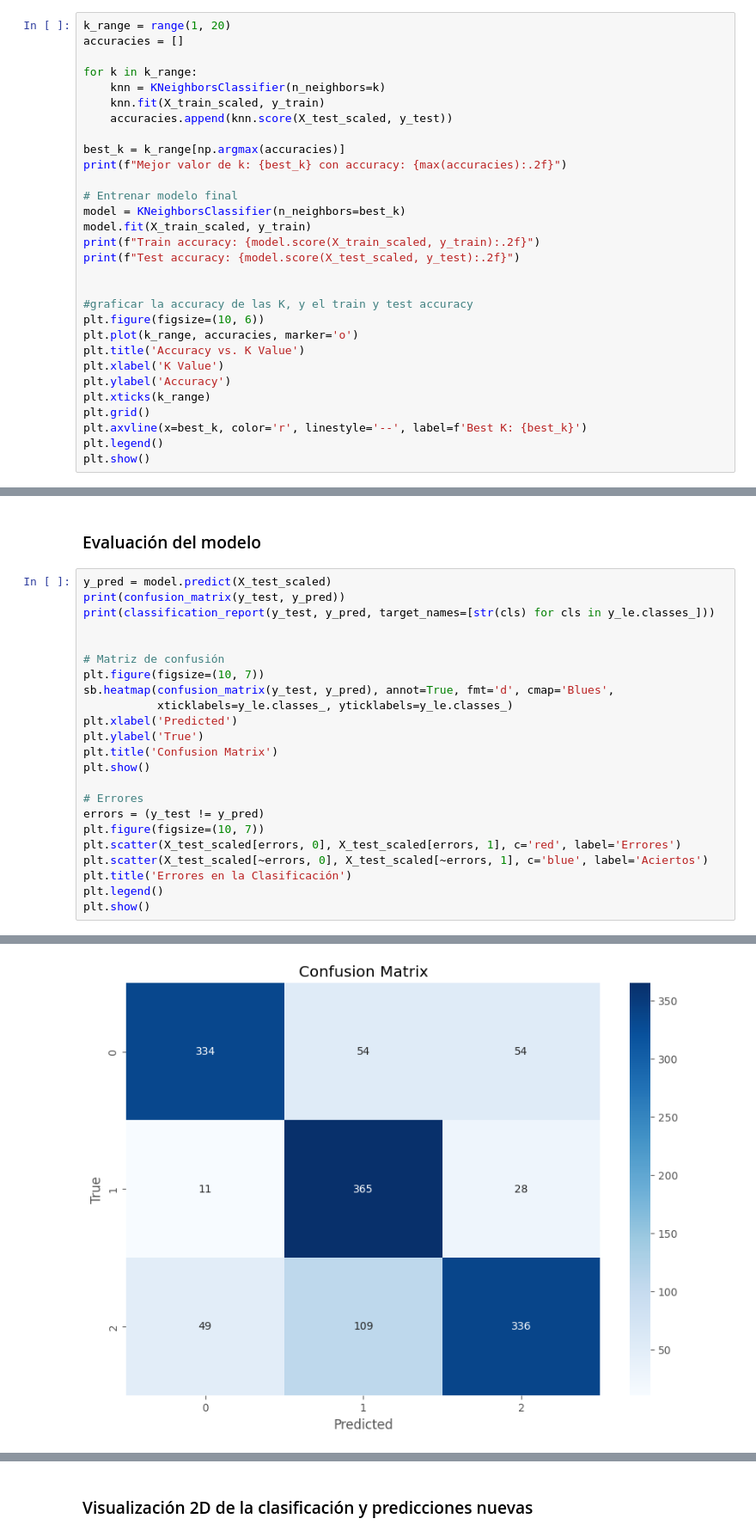
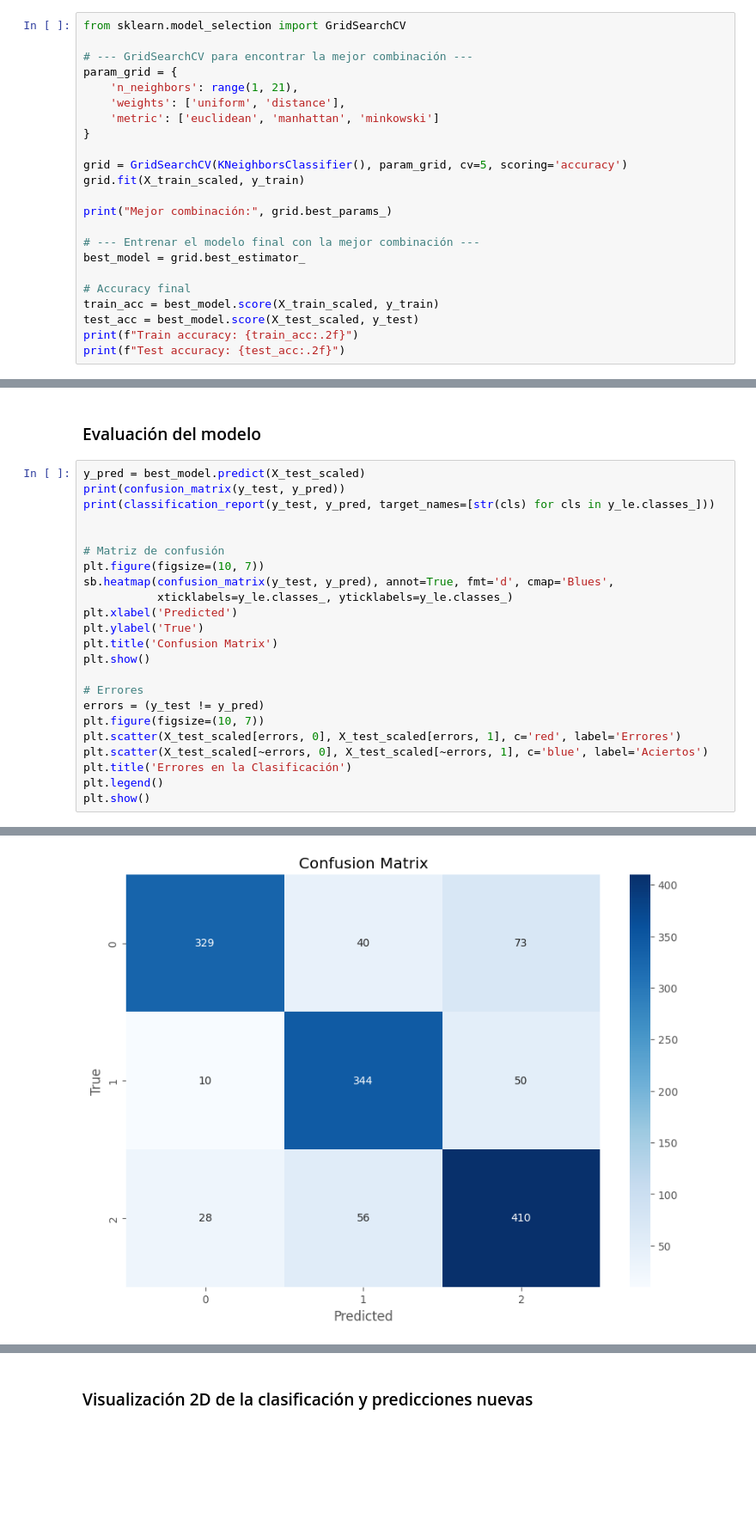
Before and after one commit to criissuarezzz/OriginofMusic, a Jupyter notebook: knn mejora.ipynb, the cells around one changed output, grey strips where cells are left out. Shown: that part at 86% size. Cells and saved outputs as stored; diff of their text form; blank space fills up the shorter version.

```diff
--- a/knn mejora.ipynb
+++ b/knn mejora.ipynb
@@ -65,33 +65,26 @@ X_test_scaled = scaler.transform(X_test)
 # %% [markdown]
 ### Búsqueda del mejor k y entrenamiento del modelo
 # %%
-k_range = range(1, 20)
-accuracies = []
+from sklearn.model_selection import GridSearchCV
 
-for k in k_range:
-    knn = KNeighborsClassifier(n_neighbors=k)
-    knn.fit(X_train_scaled, y_train)
-    accuracies.append(knn.score(X_test_scaled, y_test))
+# --- GridSearchCV para encontrar la mejor combinación ---
+param_grid = {
+    'n_neighbors': range(1, 21),
+    'weights': ['uniform', 'distance'],
+    'metric': ['euclidean', 'manhattan', 'minkowski']
+}
 
-best_k = k_range[np.argmax(accuracies)]
-print(f"Mejor valor de k: {best_k} con accuracy: {max(accuracies):.2f}")
+grid = GridSearchCV(KNeighborsClassifier(), param_grid, cv=5, scoring='accuracy')
+grid.fit(X_train_scaled, y_train)
 
-# Entrenar modelo final
-model = KNeighborsClassifier(n_neighbors=best_k)
-model.fit(X_train_scaled, y_train)
-print(f"Train accuracy: {model.score(X_train_scaled, y_train):.2f}")
-print(f"Test accuracy: {model.score(X_test_scaled, y_test):.2f}")
+print("Mejor combinación:", grid.best_params_)
 
+# --- Entrenar el modelo final con la mejor combinación ---
+best_model = grid.best_estimator_
 
-#graficar la accuracy de las K, y el train y test accuracy
-plt.figure(figsize=(10, 6))
-plt.plot(k_range, accuracies, marker='o')
-plt.title('Accuracy vs. K Value')
-plt.xlabel('K Value')
-plt.ylabel('Accuracy')
-plt.xticks(k_range)
-plt.grid()
-plt.axvline(x=best_k, color='r', linestyle='--', label=f'Best K: {best_k}')
-plt.legend()
-plt.show()
+# Accuracy final
+train_acc = best_model.score(X_train_scaled, y_train)
+test_acc = best_model.score(X_test_scaled, y_test)
+print(f"Train accuracy: {train_acc:.2f}")
+print(f"Test accuracy: {test_acc:.2f}")
 # %% [output]
@@ -102,7 +140,7 @@ Test accuracy: 0.77
 # %% [markdown]
 ### Evaluación del modelo
 # %%
-y_pred = model.predict(X_test_scaled)
+y_pred = best_model.predict(X_test_scaled)
 print(confusion_matrix(y_test, y_pred))
 print(classification_report(y_test, y_pred, target_names=[str(cls) for cls in y_le.classes_]))
 
@@ -140,4 +178,4 @@ weighted avg       0.78      0.77      0.77      1340
-[figure, old version]
+[figure, new version]
 [figure]
 # %% [markdown]
  ### Visualización 2D de la clasificación y predicciones nuevas
```
Also changed, not shown: parts of 3 cells of this notebook.
